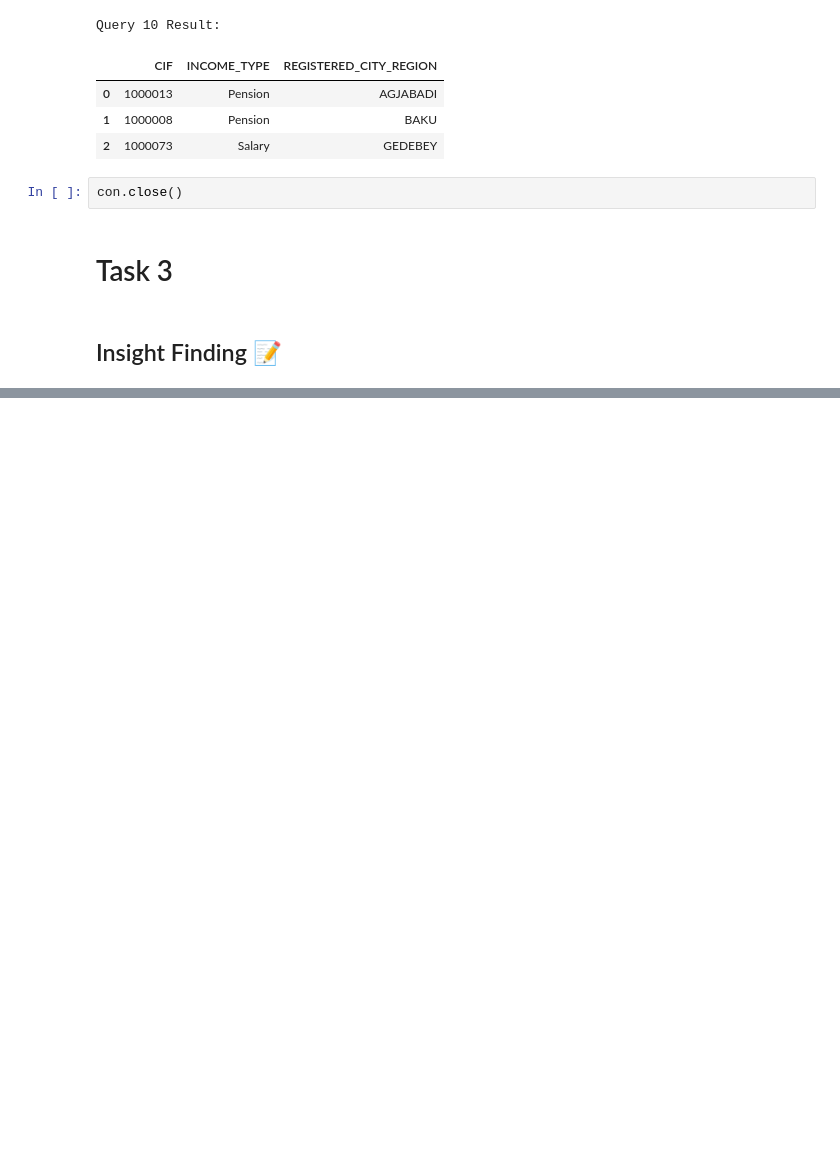
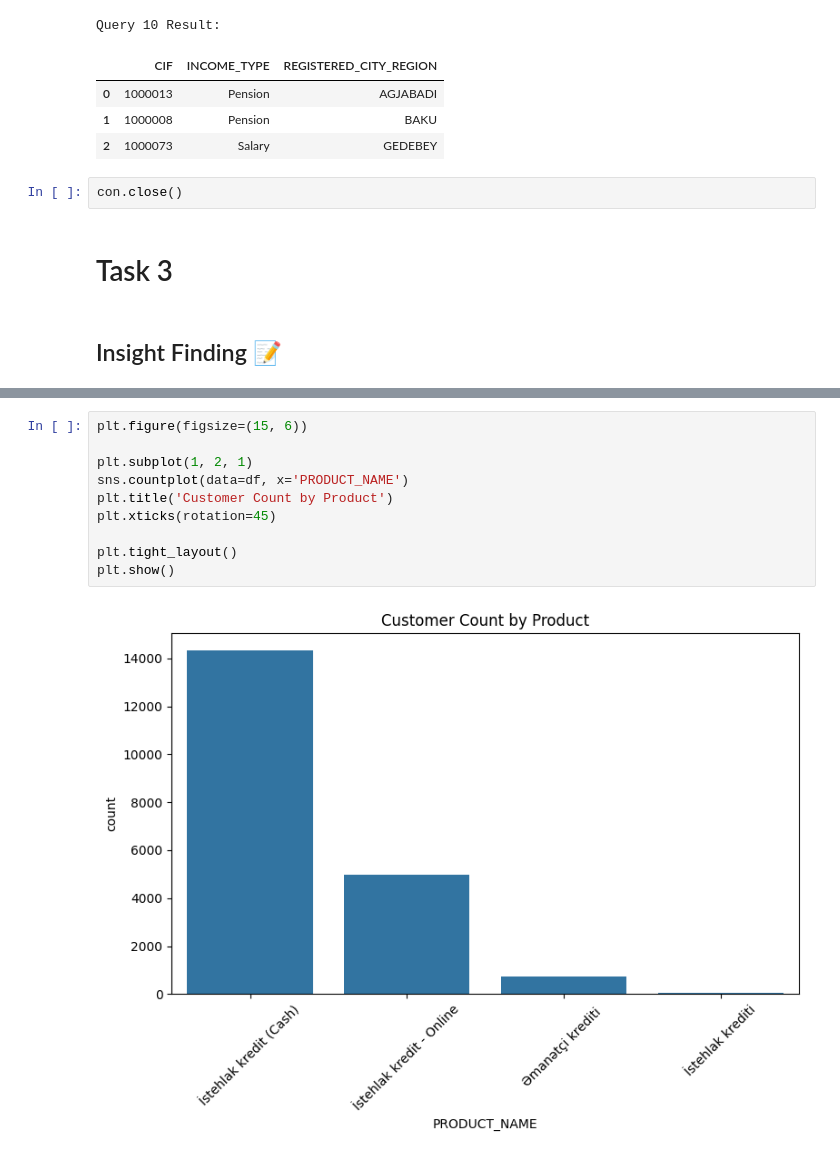
Before and after one commit to Ismat-Samadov/yelo_DataAnalyst, a Jupyter notebook: Data Analyst Technical Assignment.ipynb, the cells around one changed output, grey strips where cells are left out. Saved outputs shown, nothing was run; the diff lists cells and outputs as text; blank space fills up the shorter version.

```diff
--- a/Data Analyst Technical Assignment.ipynb
+++ b/Data Analyst Technical Assignment.ipynb
@@ -990,0 +1124,12 @@ con.close()
+# %%
+plt.figure(figsize=(15, 6))
+
+plt.subplot(1, 2, 1)
+sns.countplot(data=df, x='PRODUCT_NAME')
+plt.title('Customer Count by Product')
+plt.xticks(rotation=45)
+
+plt.tight_layout()
+plt.show()
+# %% [output]
+[figure, added]
```
Also changed, not shown: parts of 11 cells of this notebook.
